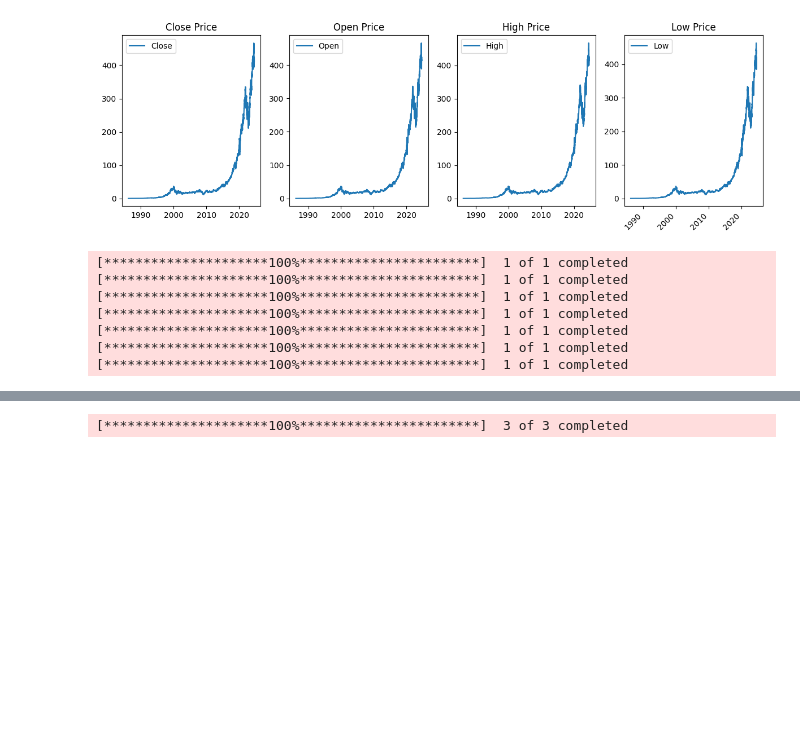
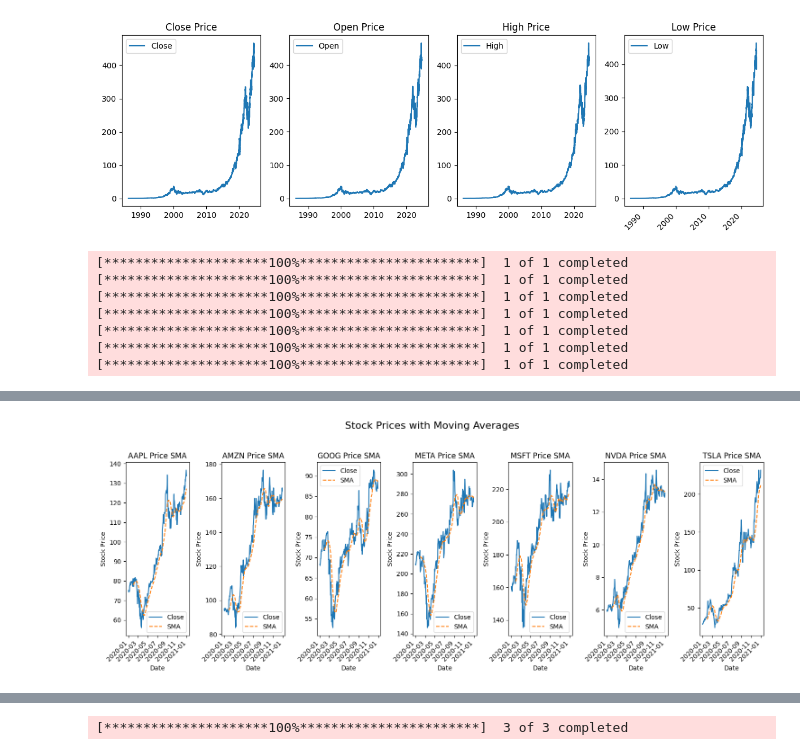
Before and after one commit to amannnnnyyyy/Stock-Price-Prediction, a Jupyter notebook: notebooks/analysis.ipynb, the cells around one changed output, grey strips where cells are left out. Saved outputs shown, nothing was run; the diff lists cells and outputs as text; code cells hidden in the pictures; blank space fills up the shorter version.

```diff
--- a/notebooks/analysis.ipynb
+++ b/notebooks/analysis.ipynb
@@ -613,8 +597,3 @@ for stock in stocks:
 | 2020-12-28 | 224.836670 | 227.133331 | 220.266663 | 221.229996 | 221.229996 | 96835800 | 209.252832 | 63.141653 | 206.445879 | 13.465589 | ... |
 | 2020-12-29 | 220.333328 | 223.300003 | 218.333328 | 221.996674 | 221.996674 | 68732400 | 210.892666 | 63.483883 | 207.926907 | 13.096692 | ... |
 | 2020-12-30 | 224.000000 | 232.199997 | 222.786667 | 231.593338 | 231.593338 | 128538000 | 212.726333 | 67.545921 | 210.180853 | 13.423966 | ... |
-# %%
-for stock in stocks:
-    print(stock+":\n")
-    display(analyzer[stock].plot_stock_data(analyzer[f'{stock}data']))
-    print("\n\n")
@@ -635,6 +599,0 @@ None
-# %%
-
-for stock in stocks:
-    print(stock+":\n")
-    display(analyzer[stock].plot_rsi(analyzer[f'{stock}data']))
-    print("\n\n")
@@ -655,5 +599,0 @@ None
-# %%
-for stock in stocks:
-    print(stock+":\n")
-    display(analyzer[stock].plot_ema(analyzer[stock+'data']))
-    print("\n\n")
@@ -674,5 +599,0 @@ None
-# %%
-for stock in stocks:
-    print(stock+":\n")
-    display(analyzer[stock].plot_macd(analyzer[stock+'data']))
-    print("\n\n")
@@ -692,0 +600,14 @@ None
+# %%
+fig, axes = plt.subplots(1, len(stocks), figsize=(15, 6))
+
+for ax, stock in zip(axes, stocks):
+    analyzer[stock].plot_stock_data(analyzer[f'{stock}data'], ax=ax)
+
+fig.suptitle('Stock Prices with Moving Averages', fontsize=16)
+
+plt.tight_layout(rect=[0, 0.03, 1, 0.95])
+
+# Display all plots together
+plt.show()
+# %% [output]
+[figure, added]
```
Also changed, not shown: parts of 9 cells of this notebook, 1 other file.
